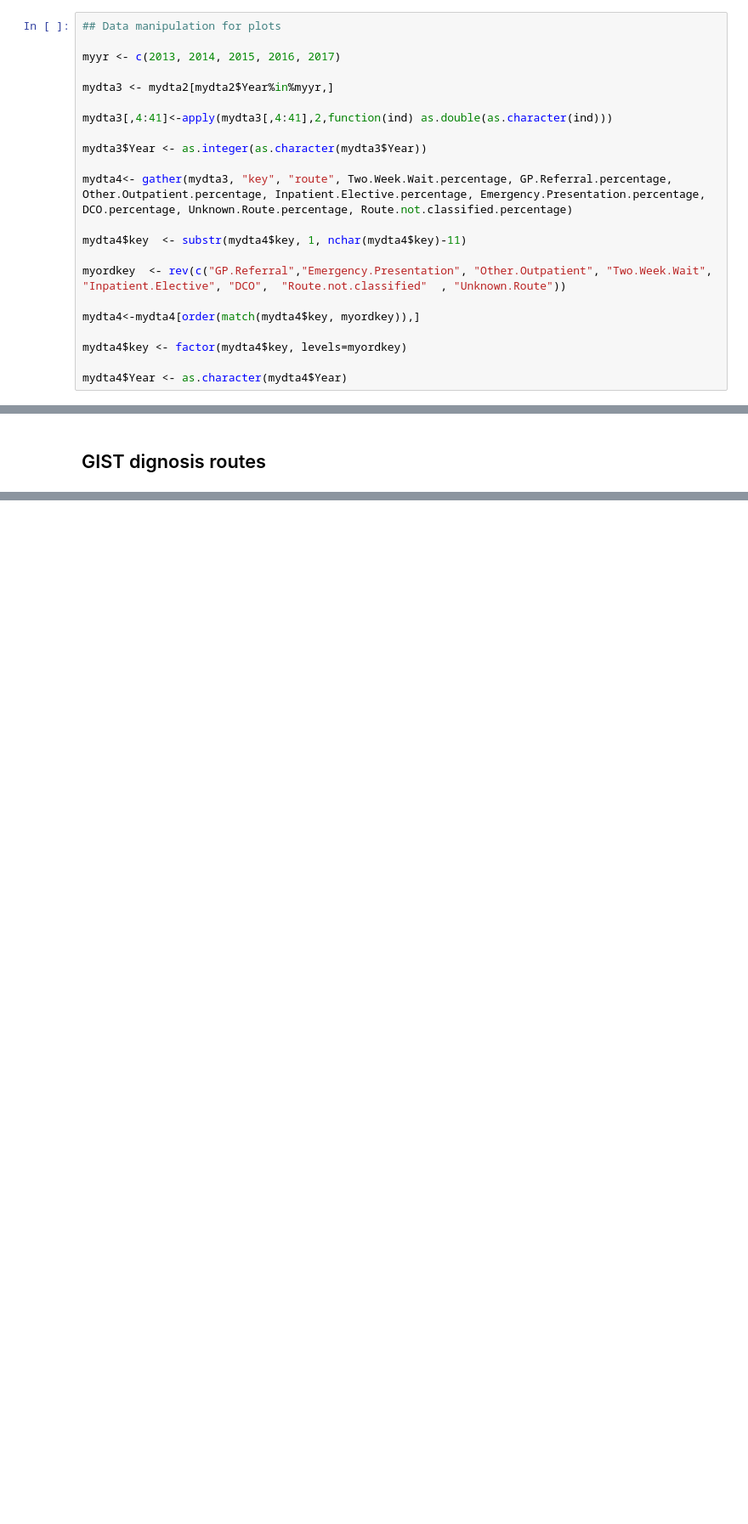
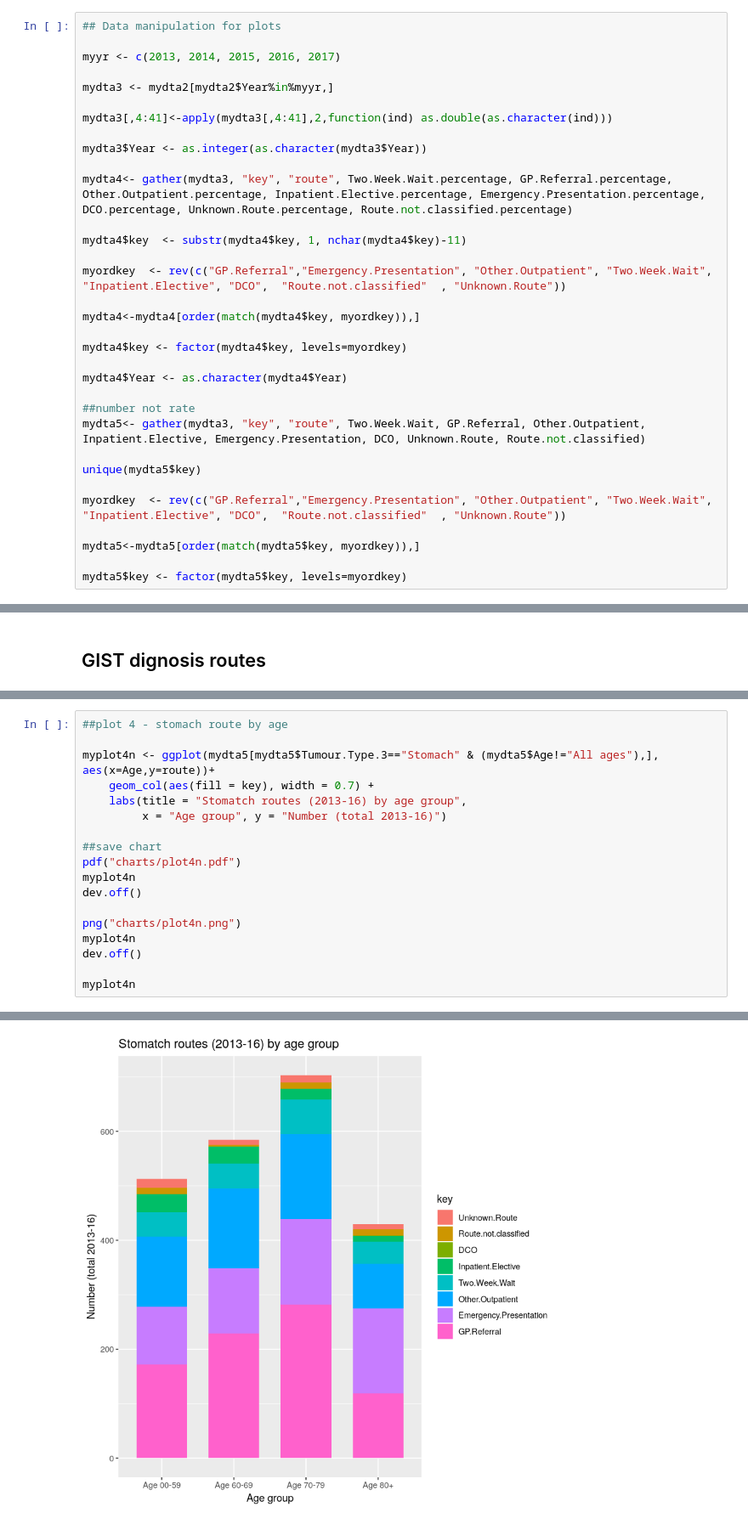
Before and after one commit to brentnall/phe-gist, a Jupyter notebook: analysis/gist-phe-analysis.ipynb, the cells around one changed output, grey strips where cells are left out. Shown at 85% size. Cells and saved outputs as stored; diff of their text form; blank space fills up the shorter version.

```diff
--- a/analysis/gist-phe-analysis.ipynb
+++ b/analysis/gist-phe-analysis.ipynb
@@ -63,6 +63,17 @@ mydta4<-mydta4[order(match(mydta4$key, myordkey)),]
 mydta4$key <- factor(mydta4$key, levels=myordkey)
 
 mydta4$Year <- as.character(mydta4$Year)
+
+##number not rate
+mydta5<- gather(mydta3, "key", "route", Two.Week.Wait, GP.Referral, Other.Outpatient, Inpatient.Elective, Emergency.Presentation, DCO, Unknown.Route, Route.not.classified)
+
+unique(mydta5$key)
+
+myordkey  <- rev(c("GP.Referral","Emergency.Presentation", "Other.Outpatient", "Two.Week.Wait", "Inpatient.Elective", "DCO",  "Route.not.classified"  , "Unknown.Route"))
+
+mydta5<-mydta5[order(match(mydta5$key, myordkey)),]
+
+mydta5$key <- factor(mydta5$key, levels=myordkey)
 # %% [output]
 Warning message in FUN(newX[, i], ...):
 “NAs introduced by coercion”Warning message in FUN(newX[, i], ...):
@@ -177,0 +249,19 @@ png
+# %%
+##plot 4 - stomach route by age
+
+myplot4n <- ggplot(mydta5[mydta5$Tumour.Type.3=="Stomach" & (mydta5$Age!="All ages"),], aes(x=Age,y=route))+
+    geom_col(aes(fill = key), width = 0.7) +
+    labs(title = "Stomatch routes (2013-16) by age group",
+         x = "Age group", y = "Number (total 2013-16)")
+
+##save chart
+pdf("charts/plot4n.pdf")
+myplot4n
+dev.off()
+
+png("charts/plot4n.png")
+myplot4n
+dev.off()
+
+myplot4n
+# %% [output]
@@ -177,0 +278 @@ png
+[figure, added]
```
Also changed, not shown: parts of 10 cells of this notebook, 12 other files.
